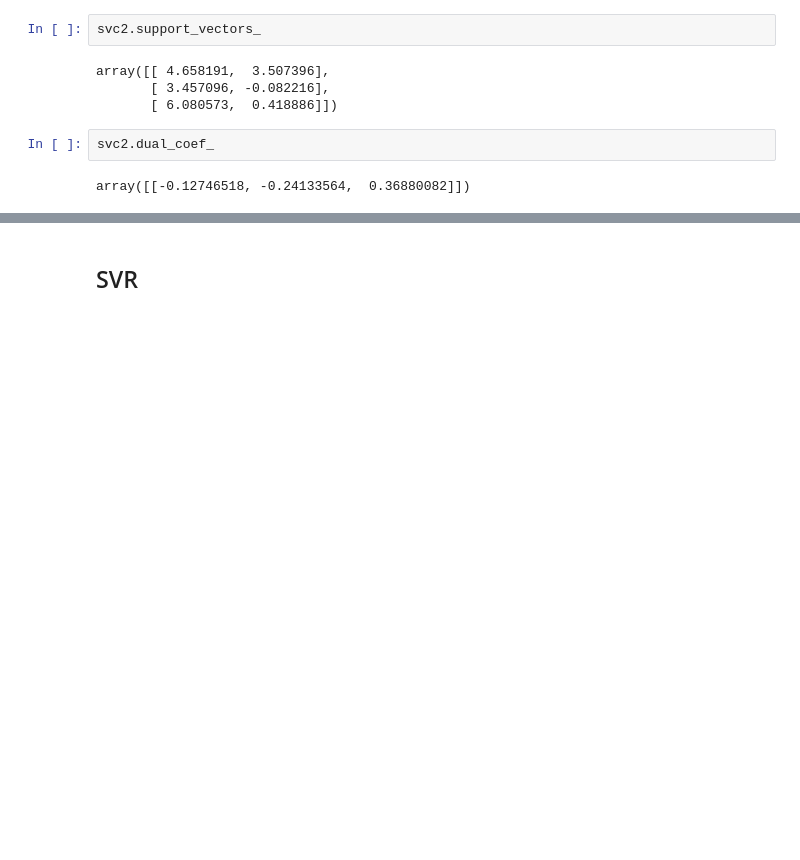
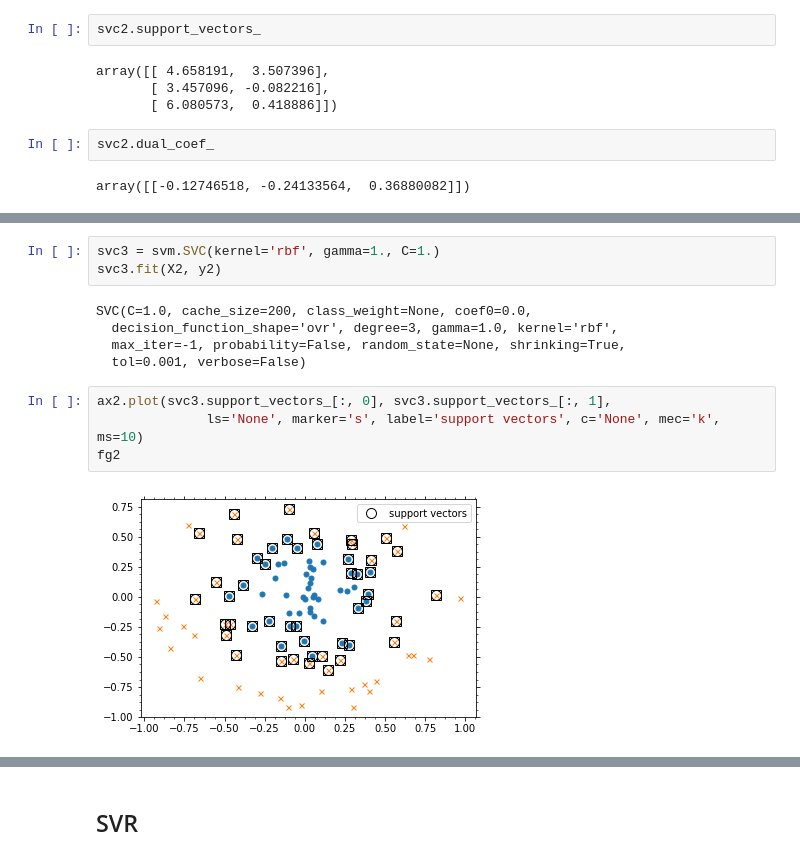
Before and after one commit to szqtc/MyMachineLearningNotes, a Jupyter notebook: 2_SVM.ipynb, the cells around one changed output, grey strips where cells are left out. Drawn from its saved outputs; the diff is of its cells as text; blank space fills up the shorter version.

```diff
--- a/2_SVM.ipynb
+++ b/2_SVM.ipynb
@@ -564,0 +791,14 @@ fg1
+# %%
+svc3 = svm.SVC(kernel='rbf', gamma=1., C=1.)
+svc3.fit(X2, y2)
+# %% [output]
+SVC(C=1.0, cache_size=200, class_weight=None, coef0=0.0,
+  decision_function_shape='ovr', degree=3, gamma=1.0, kernel='rbf',
+  max_iter=-1, probability=False, random_state=None, shrinking=True,
+  tol=0.001, verbose=False)
+# %%
+ax2.plot(svc3.support_vectors_[:, 0], svc3.support_vectors_[:, 1],
+              ls='None', marker='s', label='support vectors', c='None', mec='k', ms=10)
+fg2
+# %% [output]
+[figure, added]
```
Also changed, not shown: parts of 18 cells of this notebook, 1 other file.
